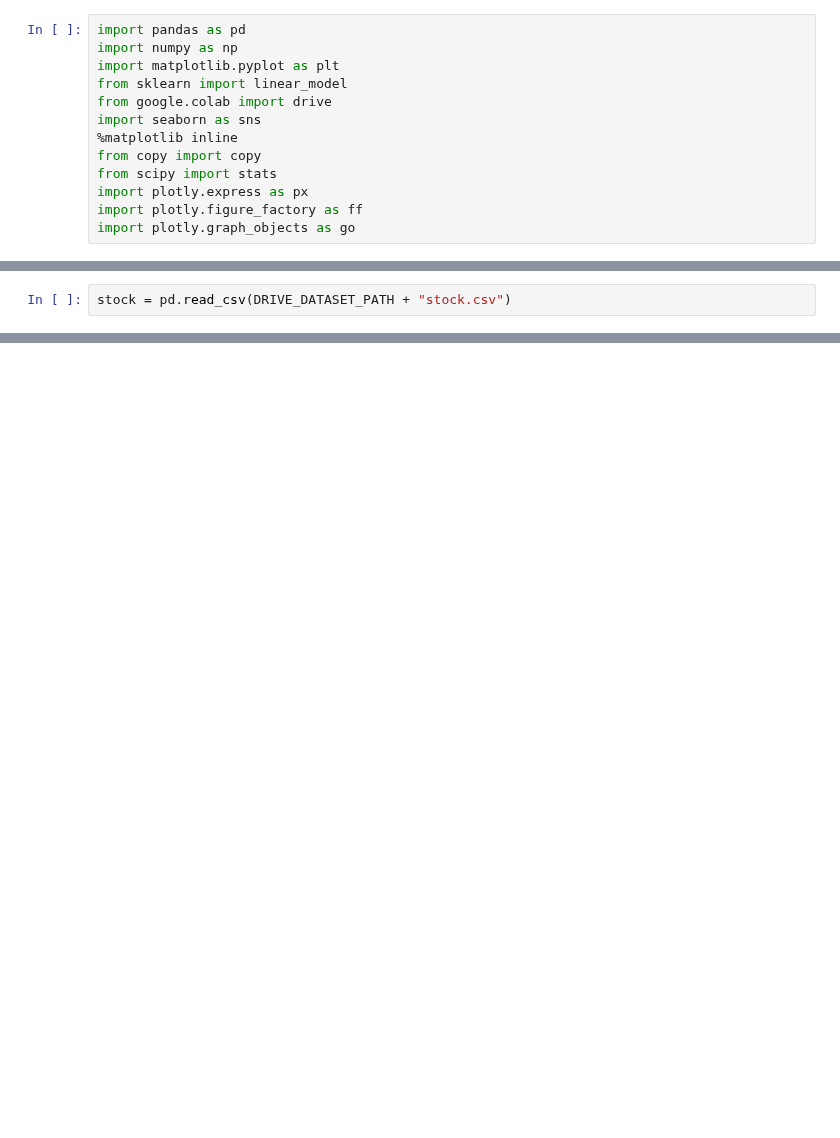
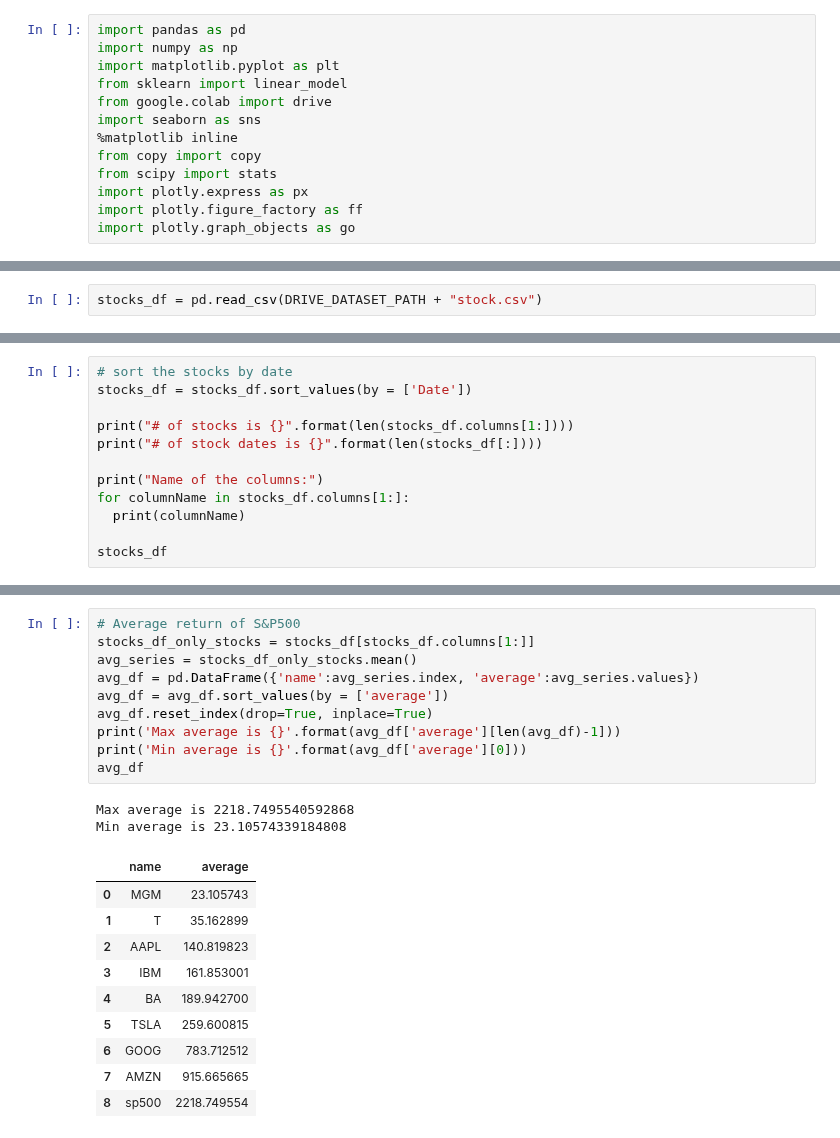
Before and after one commit to rizaho/ml_for_financial_analysis, a Jupyter notebook: Stocks_Data_Analysis_and_Visualization.ipynb, the cells around one changed output, grey strips where cells are left out. Drawn from its saved outputs; the diff is of its cells as text; blank space fills up the shorter version.

```diff
--- a/Stocks_Data_Analysis_and_Visualization.ipynb
+++ b/Stocks_Data_Analysis_and_Visualization.ipynb
@@ -22,2 +22,2 @@ Drive already mounted at /content/drive; to attempt to forcibly remount, call dr
 # %%
-stock = pd.read_csv(DRIVE_DATASET_PATH + "stock.csv")
+stocks_df = pd.read_csv(DRIVE_DATASET_PATH + "stock.csv")
@@ -39,0 +40,12 @@ stock
+# %%
+# sort the stocks by date
+stocks_df = stocks_df.sort_values(by = ['Date'])
+
+print("# of stocks is {}".format(len(stocks_df.columns[1:])))
+print("# of stock dates is {}".format(len(stocks_df[:])))
+
+print("Name of the columns:")
+for columnName in stocks_df.columns[1:]:
+  print(columnName)
+
+stocks_df
@@ -39,0 +78,23 @@ stock
+# %%
+# Average return of S&P500
+stocks_df_only_stocks = stocks_df[stocks_df.columns[1:]]
+avg_series = stocks_df_only_stocks.mean()
+avg_df = pd.DataFrame({'name':avg_series.index, 'average':avg_series.values})
+avg_df = avg_df.sort_values(by = ['average'])
+avg_df.reset_index(drop=True, inplace=True)
+print('Max average is {}'.format(avg_df['average'][len(avg_df)-1]))
+print('Min average is {}'.format(avg_df['average'][0]))
+avg_df
+# %% [output]
+Max average is 2218.7495540592868
+Min average is 23.10574339184808
+|  | name | average |
+| 0 | MGM | 23.105743 |
+| 1 | T | 35.162899 |
+| 2 | AAPL | 140.819823 |
+| 3 | IBM | 161.853001 |
+| 4 | BA | 189.942700 |
+| 5 | TSLA | 259.600815 |
+| 6 | GOOG | 783.712512 |
+| 7 | AMZN | 915.665665 |
+| 8 | sp500 | 2218.749554 |
```
Also changed, not shown: parts of 10 cells of this notebook.
